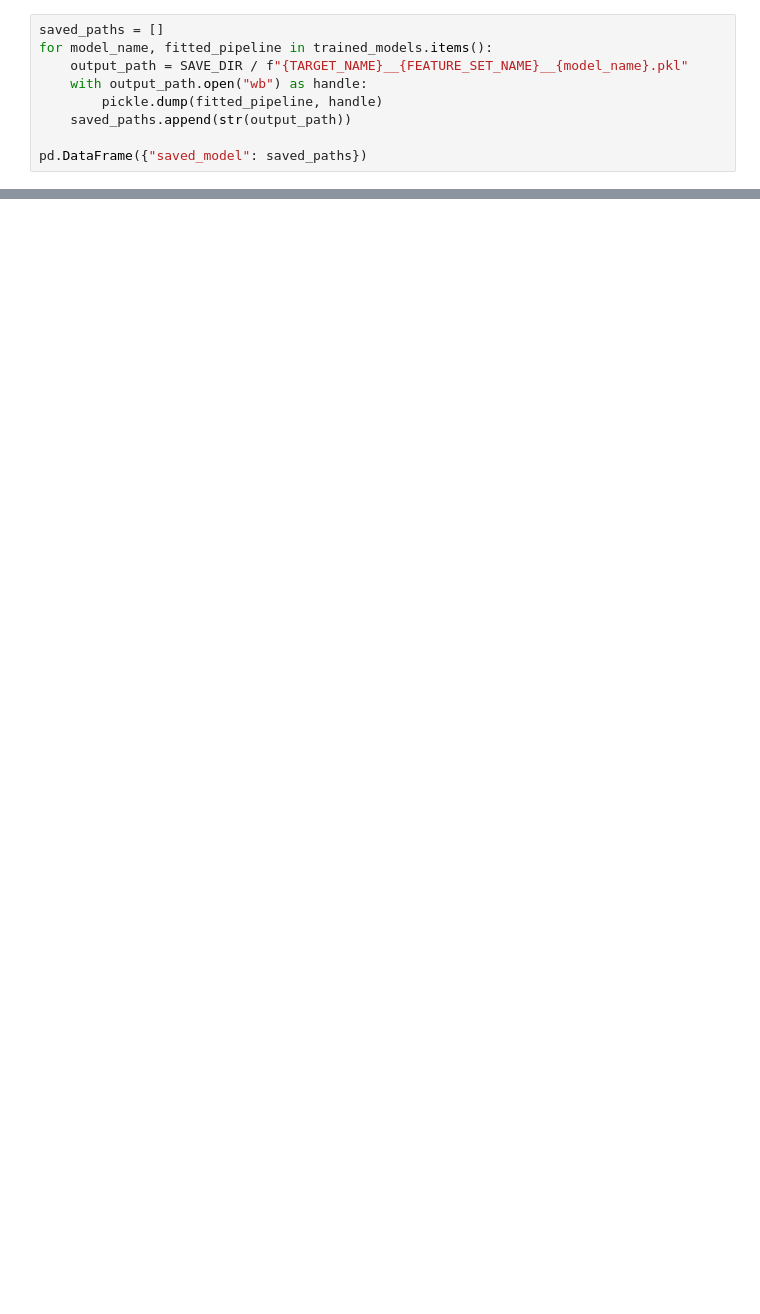
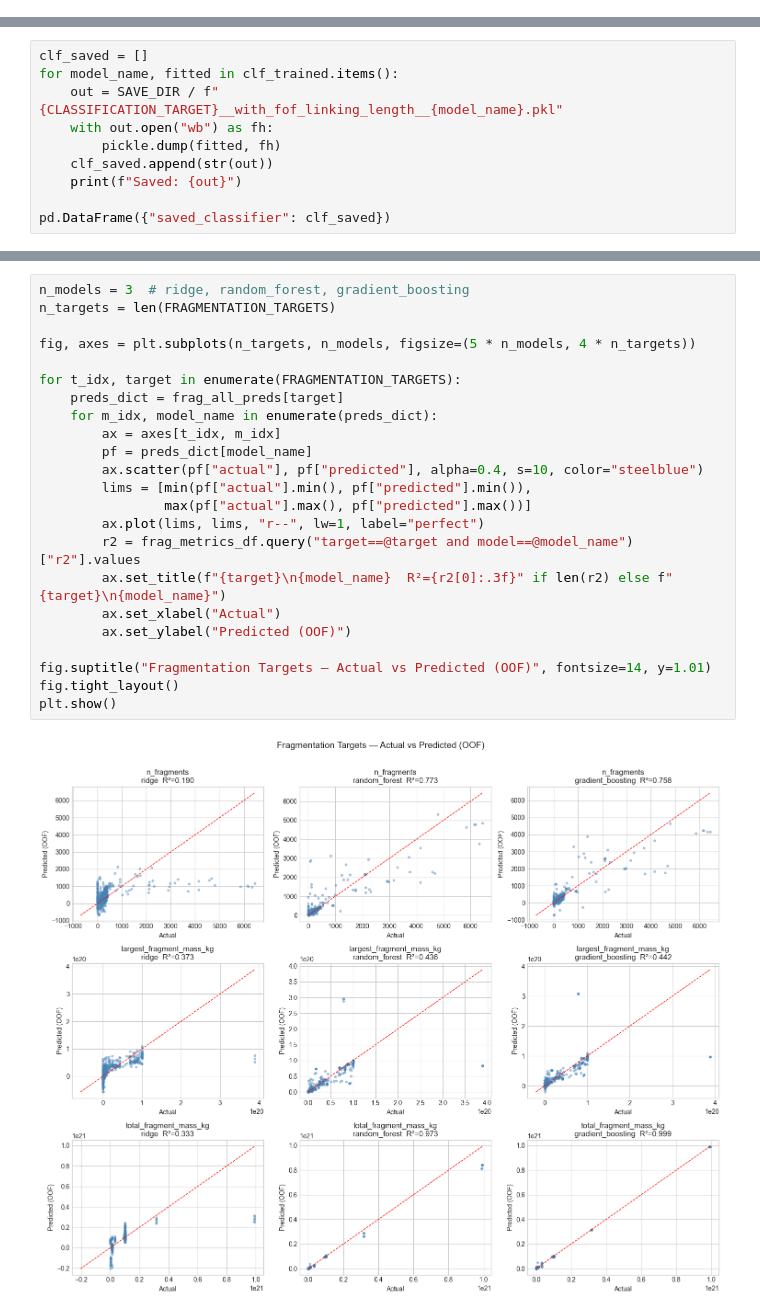
Before and after one commit to ada-nny124/irp-nny124, a Jupyter notebook: model_training.ipynb, the cells around one changed output, grey strips where cells are left out. Drawn from its saved outputs; the diff is of its cells as text; blank space fills up the shorter version.

Commit message:
feat: notebook model training demo

```diff
--- a/model_training.ipynb
+++ b/model_training.ipynb
@@ -372,9 +0,0 @@ Why save the full pipeline instead of only the estimator: the preprocessing is p
-# %%
-saved_paths = []
-for model_name, fitted_pipeline in trained_models.items():
-    output_path = SAVE_DIR / f"{TARGET_NAME}__{FEATURE_SET_NAME}__{model_name}.pkl"
-    with output_path.open("wb") as handle:
-        pickle.dump(fitted_pipeline, handle)
-    saved_paths.append(str(output_path))
-
-pd.DataFrame({"saved_model": saved_paths})
@@ -387,0 +420,10 @@ pd.DataFrame({"saved_model": saved_paths})
+# %%
+clf_saved = []
+for model_name, fitted in clf_trained.items():
+    out = SAVE_DIR / f"{CLASSIFICATION_TARGET}__with_fof_linking_length__{model_name}.pkl"
+    with out.open("wb") as fh:
+        pickle.dump(fitted, fh)
+    clf_saved.append(str(out))
+    print(f"Saved: {out}")
+
+pd.DataFrame({"saved_classifier": clf_saved})
@@ -387,0 +500,25 @@ pd.DataFrame({"saved_model": saved_paths})
+# %%
+n_models = 3  # ridge, random_forest, gradient_boosting
+n_targets = len(FRAGMENTATION_TARGETS)
+
+fig, axes = plt.subplots(n_targets, n_models, figsize=(5 * n_models, 4 * n_targets))
+
+for t_idx, target in enumerate(FRAGMENTATION_TARGETS):
+    preds_dict = frag_all_preds[target]
+    for m_idx, model_name in enumerate(preds_dict):
+        ax = axes[t_idx, m_idx]
+        pf = preds_dict[model_name]
+        ax.scatter(pf["actual"], pf["predicted"], alpha=0.4, s=10, color="steelblue")
+        lims = [min(pf["actual"].min(), pf["predicted"].min()),
+                max(pf["actual"].max(), pf["predicted"].max())]
+        ax.plot(lims, lims, "r--", lw=1, label="perfect")
+        r2 = frag_metrics_df.query("target==@target and model==@model_name")["r2"].values
+        ax.set_title(f"{target}\n{model_name}  R²={r2[0]:.3f}" if len(r2) else f"{target}\n{model_name}")
+        ax.set_xlabel("Actual")
+        ax.set_ylabel("Predicted (OOF)")
+
+fig.suptitle("Fragmentation Targets — Actual vs Predicted (OOF)", fontsize=14, y=1.01)
+fig.tight_layout()
+plt.show()
+# %% [output]
+[figure, added]
```
Also changed, not shown: parts of 40 cells of this notebook.
